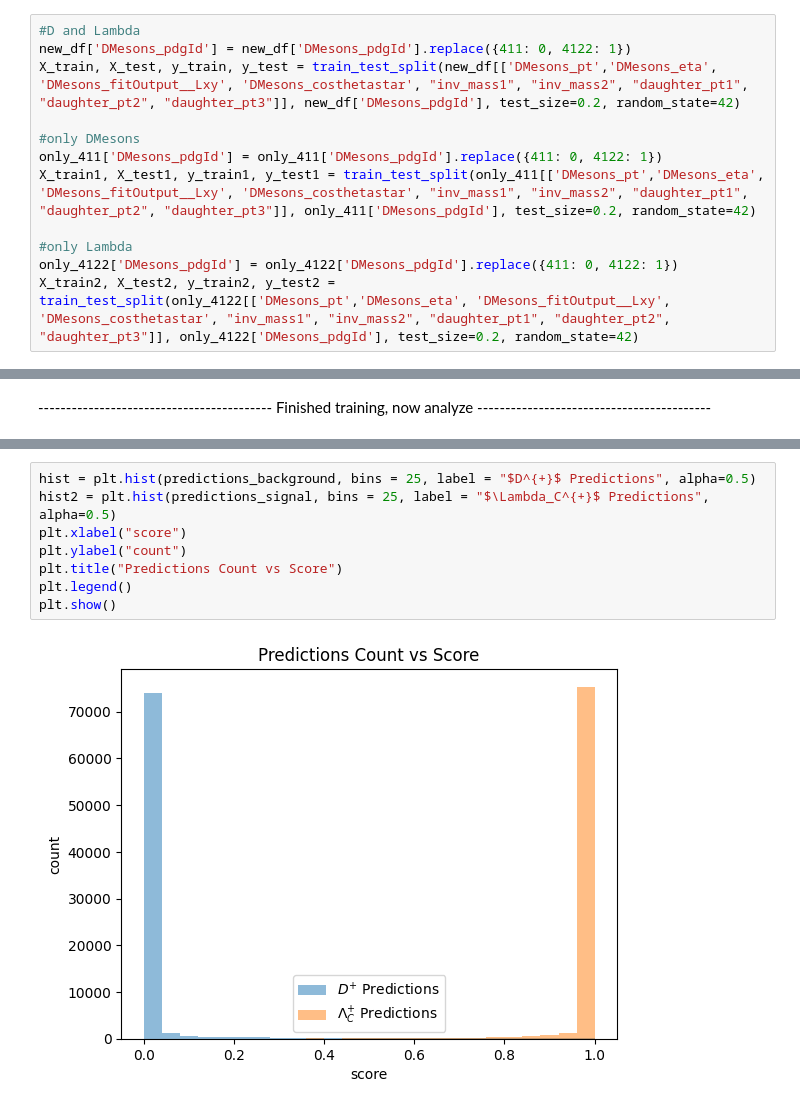
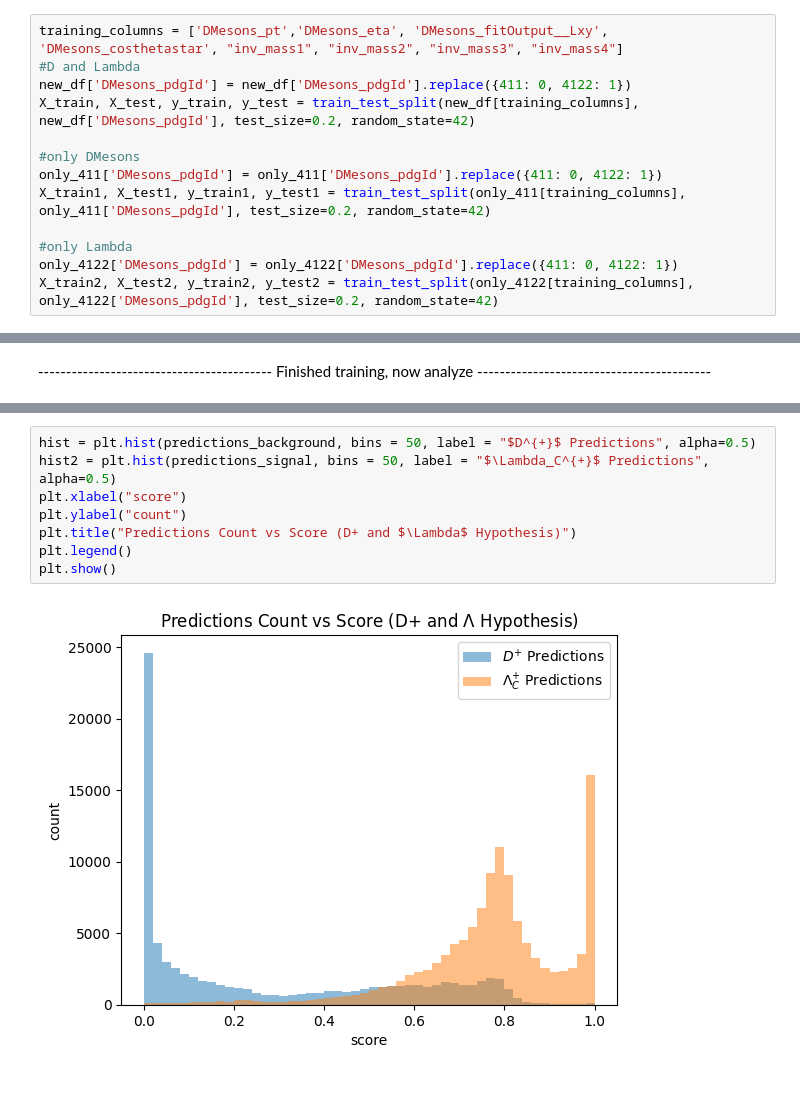
Before and after one commit to GitGup/ATLAS_DNN, a Jupyter notebook: MC_DNN.ipynb, the cells around one changed output, grey strips where cells are left out. Cells and saved outputs as stored; diff of their text form.

Commit message:
trained on both hypotheses, checked ordering of LorentzVectors

```diff
--- a/MC_DNN.ipynb
+++ b/MC_DNN.ipynb
@@ -413,14 +479,15 @@ new_df = load("new_df_invmassdaughter_train")
 only_411 = load("only_411_invmassdaughter_train")
 only_4122 = load("only_4122_invmassdaughter_train")
 # %%
+training_columns = ['DMesons_pt','DMesons_eta', 'DMesons_fitOutput__Lxy', 'DMesons_costhetastar', "inv_mass1", "inv_mass2", "inv_mass3", "inv_mass4"]
 #D and Lambda
 new_df['DMesons_pdgId'] = new_df['DMesons_pdgId'].replace({411: 0, 4122: 1})
-X_train, X_test, y_train, y_test = train_test_split(new_df[['DMesons_pt','DMesons_eta', 'DMesons_fitOutput__Lxy', 'DMesons_costhetastar', "inv_mass1", "inv_mass2", "daughter_pt1", "daughter_pt2", "daughter_pt3"]], new_df['DMesons_pdgId'], test_size=0.2, random_state=42)
+X_train, X_test, y_train, y_test = train_test_split(new_df[training_columns], new_df['DMesons_pdgId'], test_size=0.2, random_state=42)
 
 #only DMesons
 only_411['DMesons_pdgId'] = only_411['DMesons_pdgId'].replace({411: 0, 4122: 1})
-X_train1, X_test1, y_train1, y_test1 = train_test_split(only_411[['DMesons_pt','DMesons_eta', 'DMesons_fitOutput__Lxy', 'DMesons_costhetastar', "inv_mass1", "inv_mass2", "daughter_pt1", "daughter_pt2", "daughter_pt3"]], only_411['DMesons_pdgId'], test_size=0.2, random_state=42)
+X_train1, X_test1, y_train1, y_test1 = train_test_split(only_411[training_columns], only_411['DMesons_pdgId'], test_size=0.2, random_state=42)
 
 #only Lambda
 only_4122['DMesons_pdgId'] = only_4122['DMesons_pdgId'].replace({411: 0, 4122: 1})
-X_train2, X_test2, y_train2, y_test2 = train_test_split(only_4122[['DMesons_pt','DMesons_eta', 'DMesons_fitOutput__Lxy', 'DMesons_costhetastar', "inv_mass1", "inv_mass2", "daughter_pt1", "daughter_pt2", "daughter_pt3"]], only_4122['DMesons_pdgId'], test_size=0.2, random_state=42)
+X_train2, X_test2, y_train2, y_test2 = train_test_split(only_4122[training_columns], only_4122['DMesons_pdgId'], test_size=0.2, random_state=42)
@@ -758,13 +867,13 @@ Accuracy for Only Signal: 99.43%
 # %%
-hist = plt.hist(predictions_background, bins = 25, label = "$D^{+}$ Predictions", alpha=0.5)
-hist2 = plt.hist(predictions_signal, bins = 25, label = "$\Lambda_C^{+}$ Predictions", alpha=0.5)
+hist = plt.hist(predictions_background, bins = 50, label = "$D^{+}$ Predictions", alpha=0.5)
+hist2 = plt.hist(predictions_signal, bins = 50, label = "$\Lambda_C^{+}$ Predictions", alpha=0.5)
 plt.xlabel("score")
 plt.ylabel("count")
-plt.title("Predictions Count vs Score")
+plt.title("Predictions Count vs Score (D+ and $\Lambda$ Hypothesis)")
 plt.legend()
 plt.show()
 # %% [output]
-[figure, old version]
+[figure, new version]
 # %%
 # Get true labels and predicted probabilities
 y_true = list(y_test)
```
Also changed, not shown: parts of 49 cells of this notebook.
